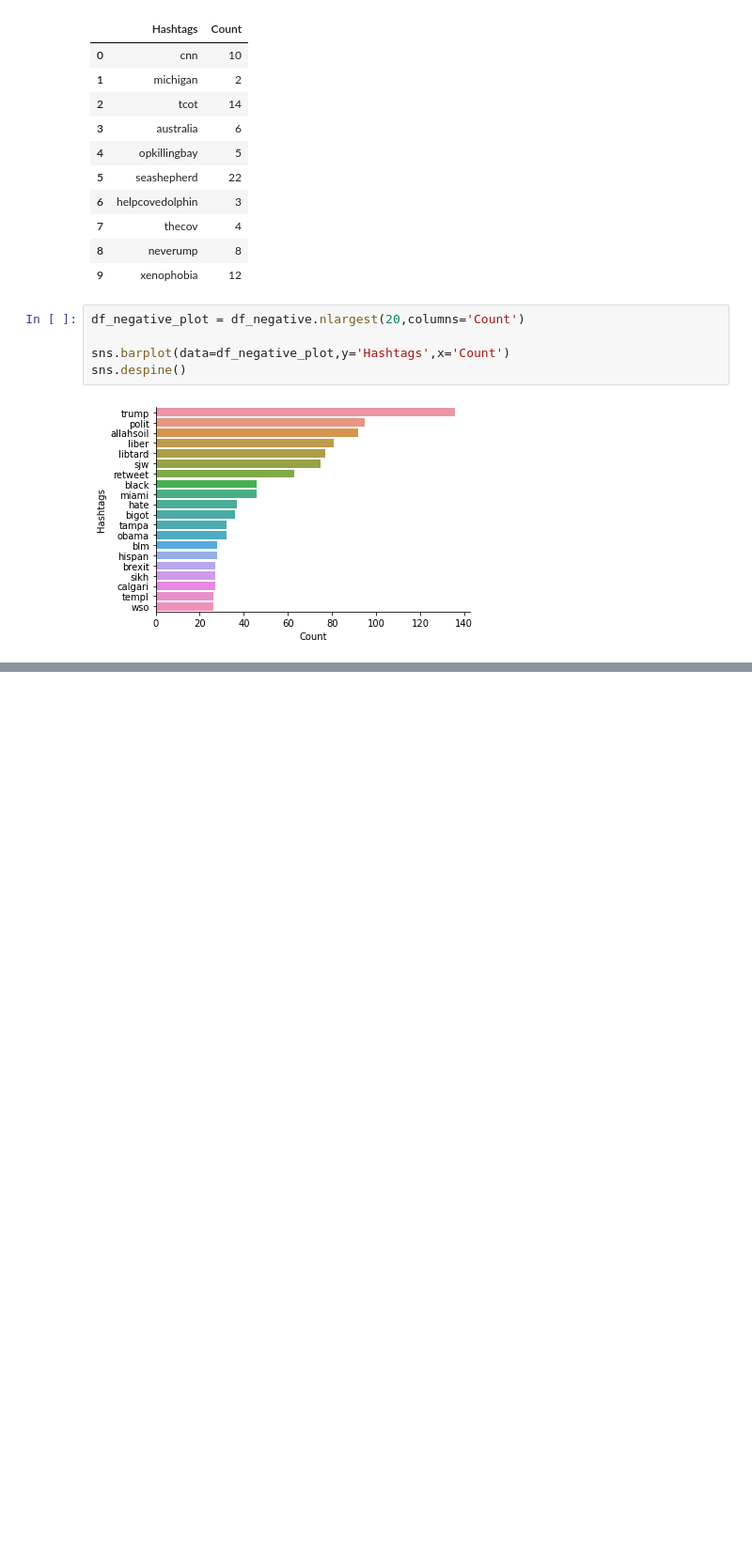
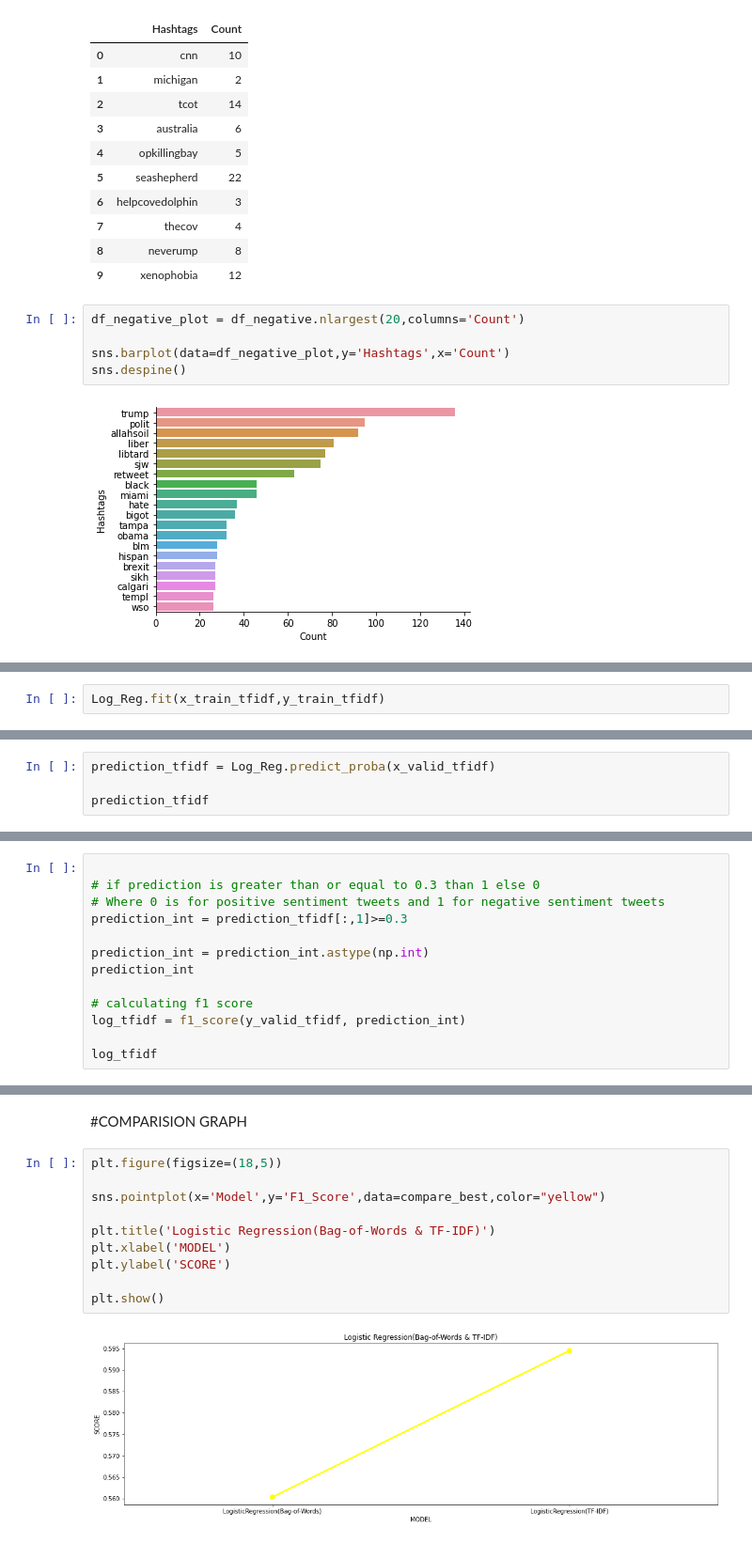
Before and after one commit to praharsh07-p/Sentimental-Analysis, a Jupyter notebook: Sentimental_Analysis.ipynb, the cells around one changed output, grey strips where cells are left out. Shown at 94% size. Cells and saved outputs as stored; diff of their text form; blank space fills up the shorter version.

```diff
--- a/Sentimental_Analysis.ipynb
+++ b/Sentimental_Analysis.ipynb
@@ -430,0 +582,2 @@ sns.despine()
+# %%
+Log_Reg.fit(x_train_tfidf,y_train_tfidf)
@@ -430,0 +590,4 @@ sns.despine()
+# %%
+prediction_tfidf = Log_Reg.predict_proba(x_valid_tfidf)
+
+prediction_tfidf
@@ -430,0 +604,13 @@ sns.despine()
+# %%
+
+# if prediction is greater than or equal to 0.3 than 1 else 0
+# Where 0 is for positive sentiment tweets and 1 for negative sentiment tweets
+prediction_int = prediction_tfidf[:,1]>=0.3
+
+prediction_int = prediction_int.astype(np.int)
+prediction_int
+
+# calculating f1 score
+log_tfidf = f1_score(y_valid_tfidf, prediction_int)
+
+log_tfidf
@@ -430,0 +778,14 @@ sns.despine()
+# %% [markdown]
+#COMPARISION GRAPH
+# %%
+plt.figure(figsize=(18,5))
+
+sns.pointplot(x='Model',y='F1_Score',data=compare_best,color="yellow")
+
+plt.title('Logistic Regression(Bag-of-Words & TF-IDF)')
+plt.xlabel('MODEL')
+plt.ylabel('SCORE')
+
+plt.show()
+# %% [output]
+[figure, added]
```
Also changed, not shown: parts of 67 cells of this notebook.
